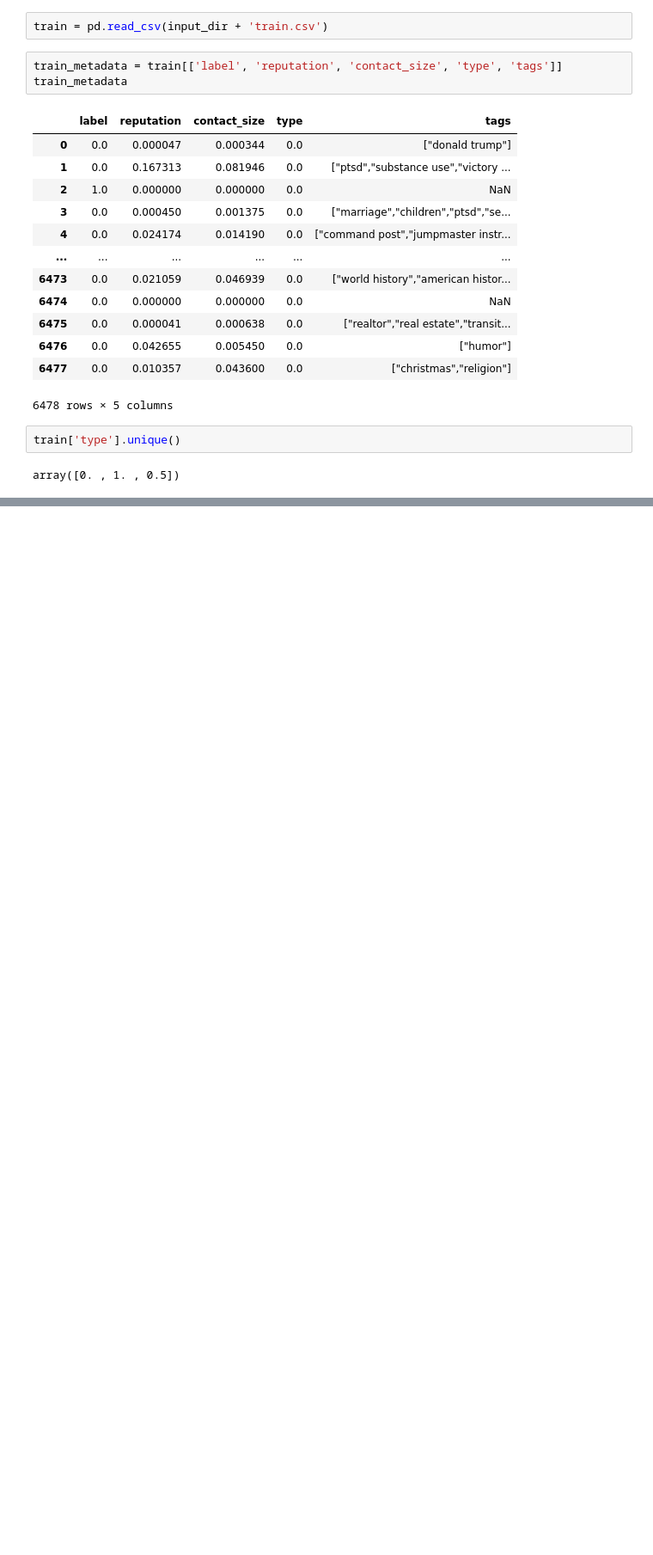
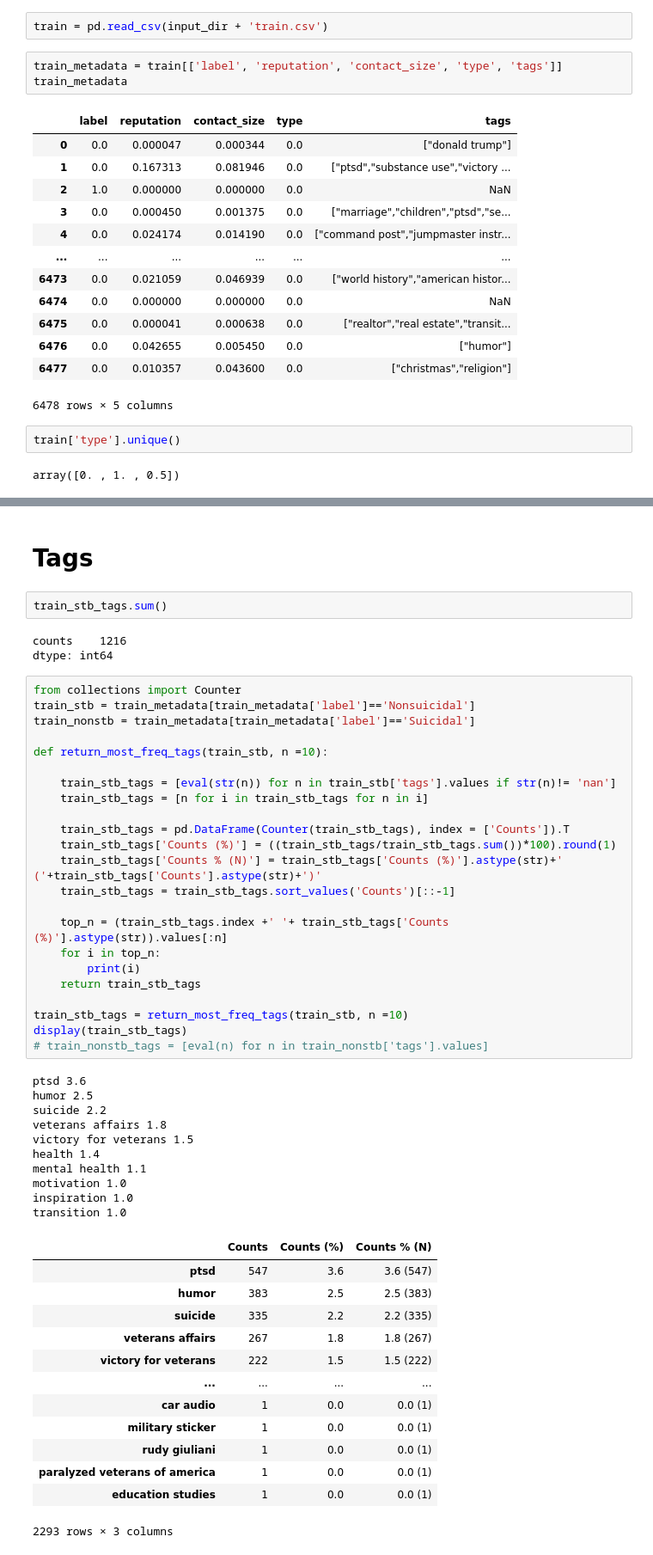
Before and after one commit to danielmlow/rallypoint_suicide_detection, a Jupyter notebook: metadata_stats.ipynb, the cells around one changed output, grey strips where cells are left out. Shown: that part at 86% size. Drawn from its saved outputs; the diff is of its cells as text; blank space fills up the shorter version.

```diff
--- a/metadata_stats.ipynb
+++ b/metadata_stats.ipynb
@@ -84,0 +89,54 @@ Name: type, dtype: float64
+# %% [markdown]
+# Tags
+# %%
+train_stb_tags.sum()
+# %% [output]
+counts    1216
+dtype: int64
+# %%
+from collections import Counter
+train_stb = train_metadata[train_metadata['label']=='Nonsuicidal']
+train_nonstb = train_metadata[train_metadata['label']=='Suicidal']
+
+def return_most_freq_tags(train_stb, n =10):
+
+    train_stb_tags = [eval(str(n)) for n in train_stb['tags'].values if str(n)!= 'nan']
+    train_stb_tags = [n for i in train_stb_tags for n in i]
+
+    train_stb_tags = pd.DataFrame(Counter(train_stb_tags), index = ['Counts']).T
+    train_stb_tags['Counts (%)'] = ((train_stb_tags/train_stb_tags.sum())*100).round(1)
+    train_stb_tags['Counts % (N)'] = train_stb_tags['Counts (%)'].astype(str)+' ('+train_stb_tags['Counts'].astype(str)+')'
+    train_stb_tags = train_stb_tags.sort_values('Counts')[::-1]
+
+    top_n = (train_stb_tags.index +' '+ train_stb_tags['Counts (%)'].astype(str)).values[:n]
+    for i in top_n:
+        print(i)
+    return train_stb_tags
+
+train_stb_tags = return_most_freq_tags(train_stb, n =10)
+display(train_stb_tags)
+# train_nonstb_tags = [eval(n) for n in train_nonstb['tags'].values]
+# %% [output]
+ptsd 3.6
+humor 2.5
+suicide 2.2
+veterans affairs 1.8
+victory for veterans 1.5
+health 1.4
+mental health 1.1
+motivation 1.0
+inspiration 1.0
+transition 1.0
+|  | Counts | Counts (%) | Counts % (N) |
+| ptsd | 547 | 3.6 | 3.6 (547) |
+| humor | 383 | 2.5 | 2.5 (383) |
+| suicide | 335 | 2.2 | 2.2 (335) |
+| veterans affairs | 267 | 1.8 | 1.8 (267) |
+| victory for veterans | 222 | 1.5 | 1.5 (222) |
+| ... | ... | ... | ... |
+| car audio | 1 | 0.0 | 0.0 (1) |
+| military sticker | 1 | 0.0 | 0.0 (1) |
+| rudy giuliani | 1 | 0.0 | 0.0 (1) |
+| paralyzed veterans of america | 1 | 0.0 | 0.0 (1) |
+| education studies | 1 | 0.0 | 0.0 (1) |
+2293 rows × 3 columns
```
Also changed, not shown: parts of 13 cells of this notebook, 2 other files.
